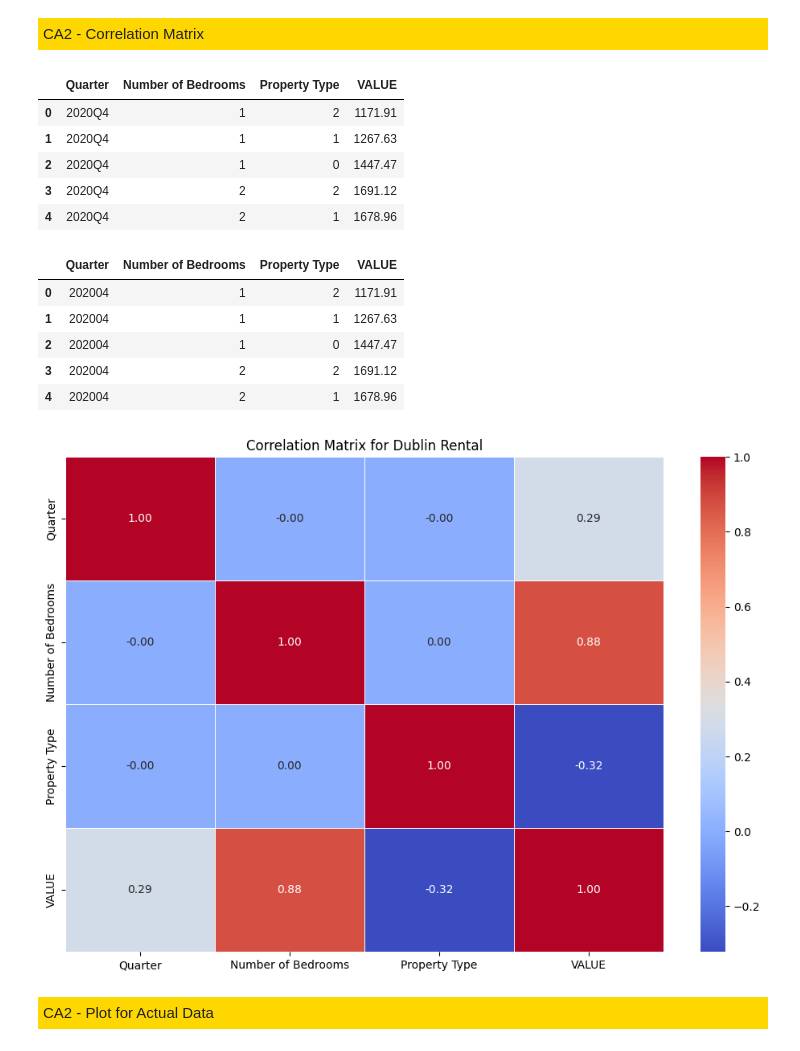
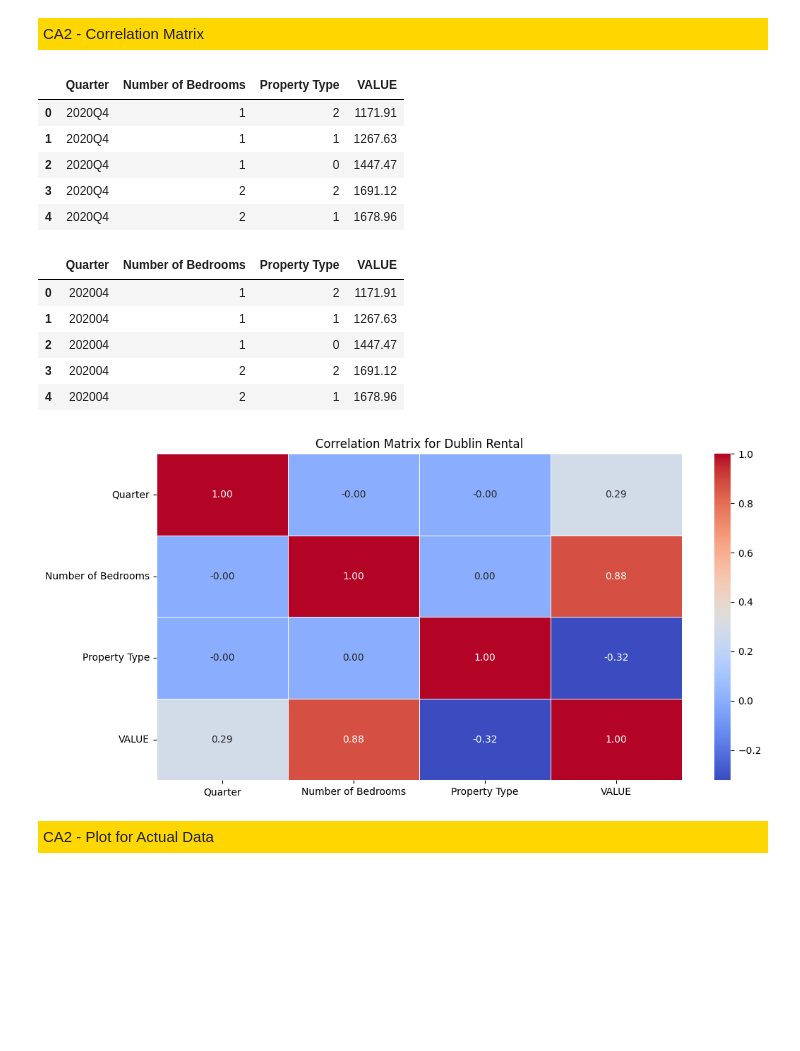
Before and after one commit to CCT-Dublin/ca1-capstone-project-proposal-santhosh-sba24100, a Jupyter notebook: CA2-ST.ipynb, the cells around one changed output. Saved outputs shown, nothing was run; the diff lists cells and outputs as text; code cells hidden in the pictures; blank space fills up the shorter version.

```diff
--- a/CA2-ST.ipynb
+++ b/CA2-ST.ipynb
@@ -115,34 +115,34 @@ Total number of duplicate rows:  0
 # %%
 # # Correlation heatmap to check the features that are of high importance to dependent variable
 import seaborn as sns
 import matplotlib.pyplot as plt
 
 df_corr = df.copy()
 df_corr['Quarter'] = df_corr['Quarter'].str.replace('Q', '0')
 corr_matrix = df_corr.corr()
 
 display(df.head())
 display(df_corr.head())
 
 # Plot the correlation matrix
-plt.figure(figsize=(12, 8))
+plt.figure(figsize=(12, 6))
 sns.heatmap(corr_matrix, annot=True, cmap="coolwarm", fmt=".2f", linewidths=0.5)
 plt.title("Correlation Matrix for Dublin Rental")
 plt.show()
 # %% [output]
 |  | Quarter | Number of Bedrooms | Property Type | VALUE |
 | 0 | 2020Q4 | 1 | 2 | 1171.91 |
 | 1 | 2020Q4 | 1 | 1 | 1267.63 |
 | 2 | 2020Q4 | 1 | 0 | 1447.47 |
 | 3 | 2020Q4 | 2 | 2 | 1691.12 |
 | 4 | 2020Q4 | 2 | 1 | 1678.96 |
 |  | Quarter | Number of Bedrooms | Property Type | VALUE |
 | 0 | 202004 | 1 | 2 | 1171.91 |
 | 1 | 202004 | 1 | 1 | 1267.63 |
 | 2 | 202004 | 1 | 0 | 1447.47 |
 | 3 | 202004 | 2 | 2 | 1691.12 |
 | 4 | 202004 | 2 | 1 | 1678.96 |
-[figure, old version]
+[figure, new version]
 # %% [markdown]
 <div style="background-color:gold;padding: 5px"> CA2 - Plot for Actual Data</div>
 # %%
```
Also changed, not shown: 2 other files.
